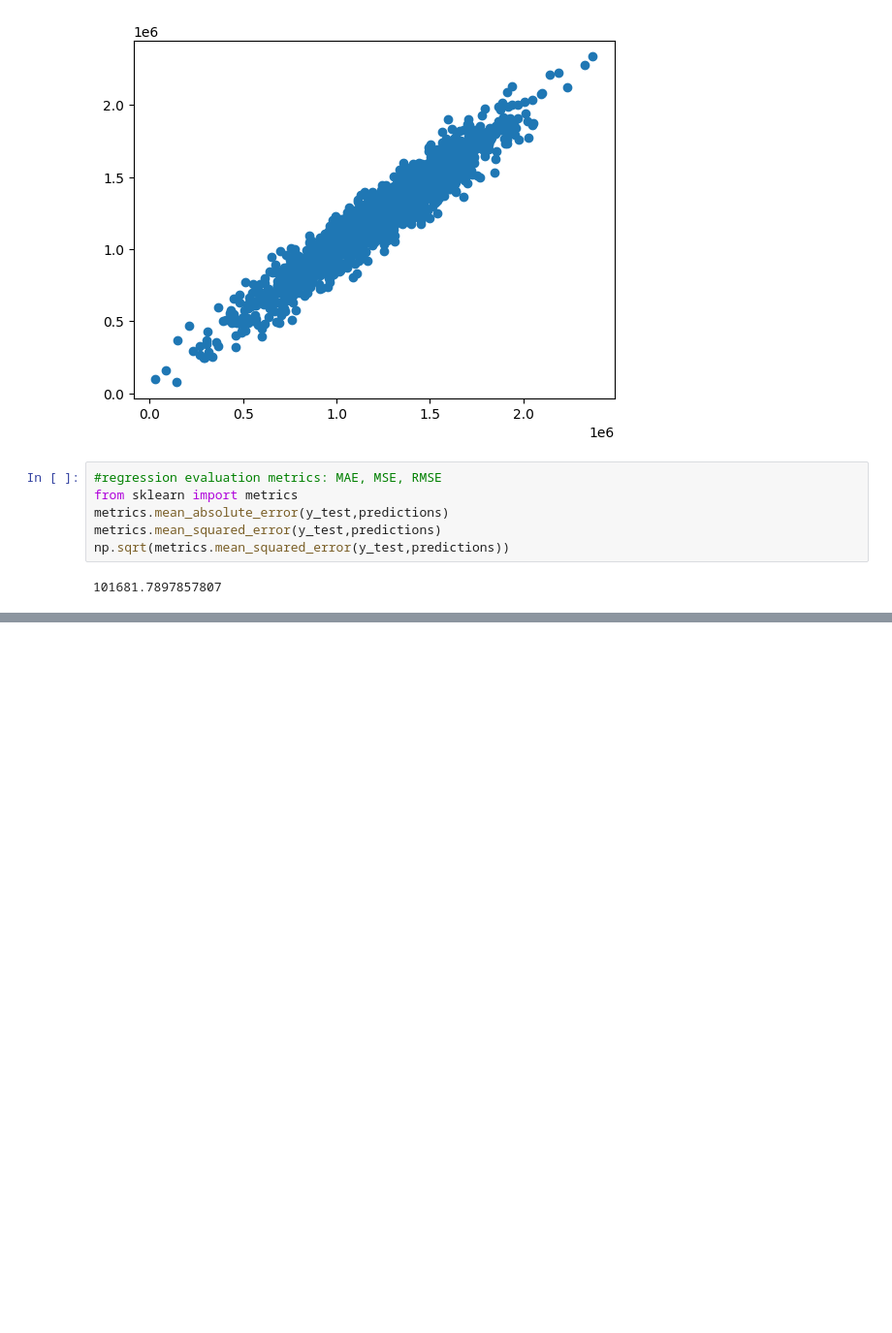
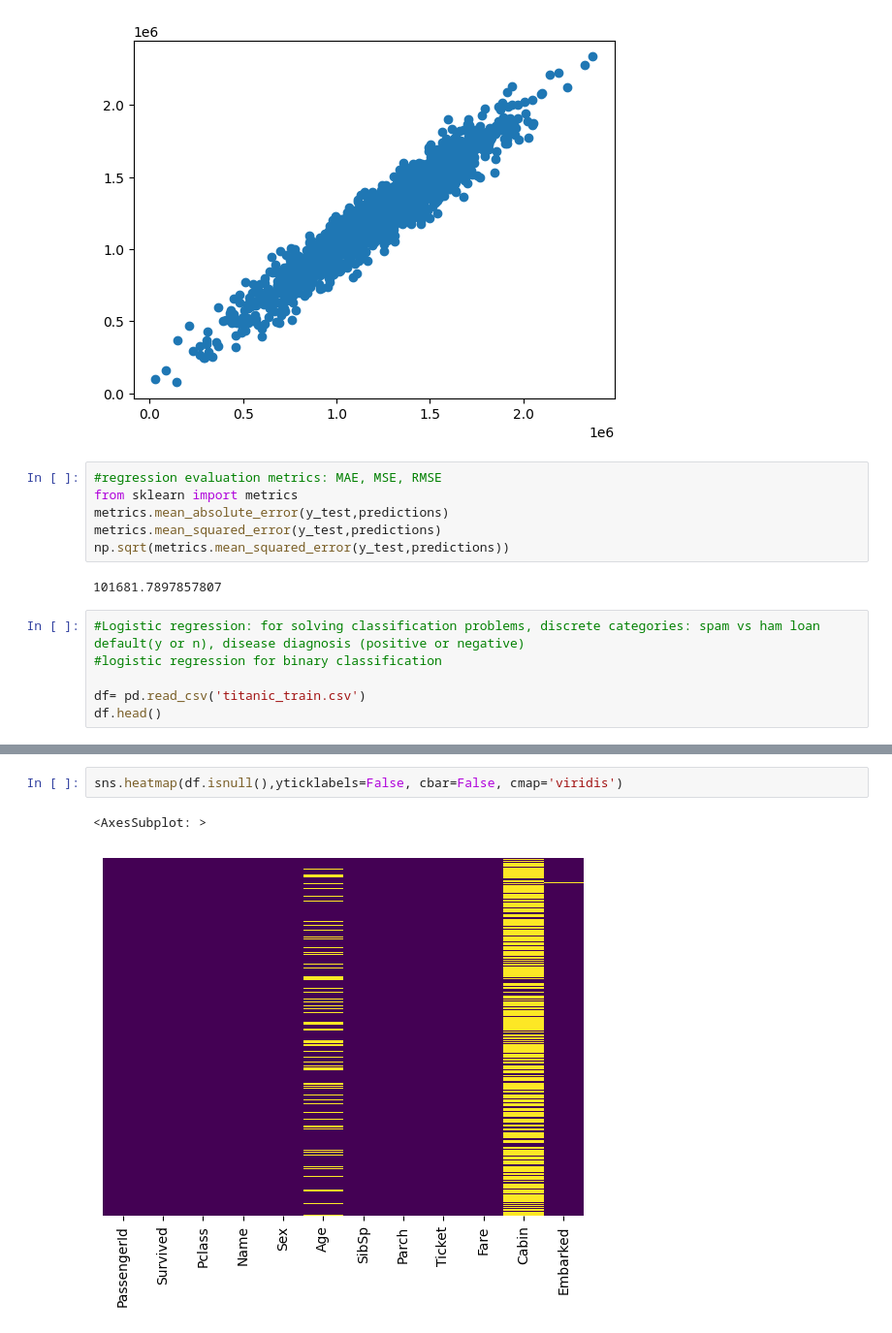
Before and after one commit to musakazim-1397/ML_models, a Jupyter notebook: ML.ipynb, the cells around one changed output, grey strips where cells are left out. Shown at 97% size. Drawn from its saved outputs; the diff is of its cells as text; blank space fills up the shorter version.

Commit message:
Logistic Regression

```diff
--- a/ML.ipynb
+++ b/ML.ipynb
@@ -134,3 +134,9 @@ metrics.mean_squared_error(y_test,predictions)
 np.sqrt(metrics.mean_squared_error(y_test,predictions))
 # %% [output]
 101681.7897857807
+# %%
+#Logistic regression: for solving classification problems, discrete categories: spam vs ham loan default(y or n), disease diagnosis (positive or negative)
+#logistic regression for binary classification
+
+df= pd.read_csv('titanic_train.csv')
+df.head()
@@ -136,0 +150,5 @@ np.sqrt(metrics.mean_squared_error(y_test,predictions))
+# %%
+sns.heatmap(df.isnull(),yticklabels=False, cbar=False, cmap='viridis')
+# %% [output]
+<AxesSubplot: >
+[figure, added]
```
Also changed, not shown: parts of 27 cells of this notebook.
